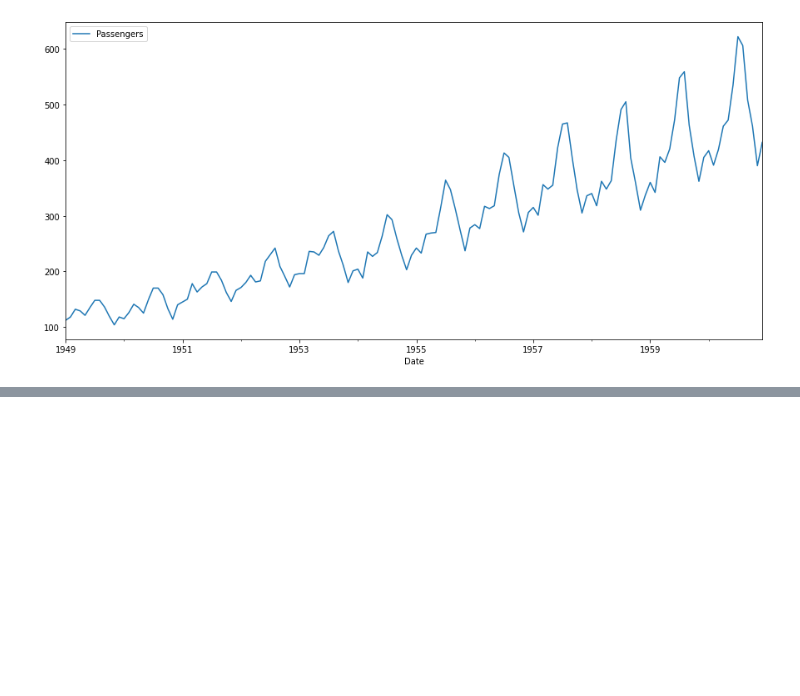
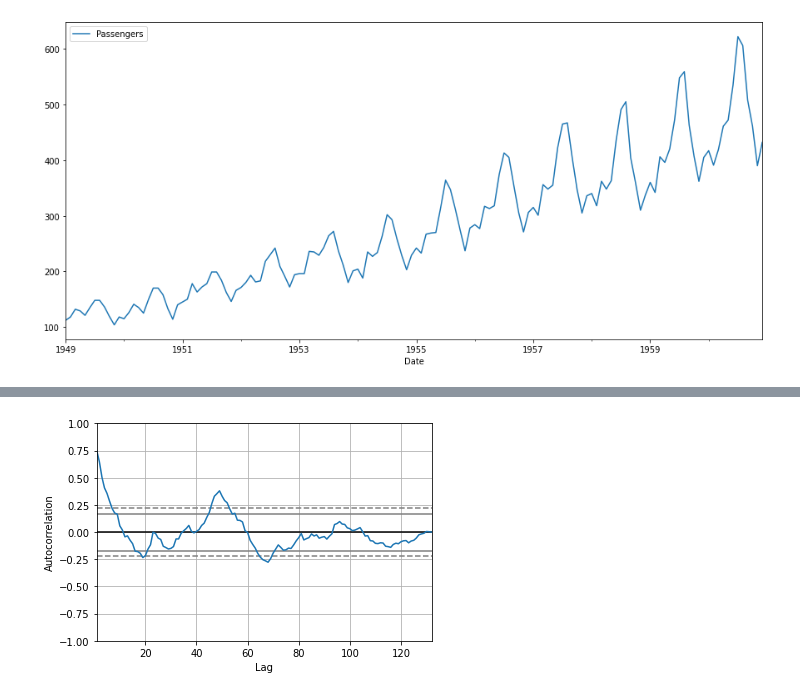
Before and after one commit to abhi-11nav/AirPassengerData-TimeSeriesForecasting, a Jupyter notebook: Flight_Sale_foreocast.ipynb, the cells around one changed output, grey strips where cells are left out. Drawn from its saved outputs; the diff is of its cells as text; code cells hidden in the pictures; blank space fills up the shorter version.

```diff
--- a/Flight_Sale_foreocast.ipynb
+++ b/Flight_Sale_foreocast.ipynb
@@ -80,0 +125,6 @@ SyntaxError: ignored
+# %%
+from pandas.plotting import autocorrelation_plot
+autocorrelation_plot(data['Passsenger_shift'].dropna())
+plt.show()
+# %% [output]
+[figure, added]
```
Also changed, not shown: parts of 14 cells of this notebook.
